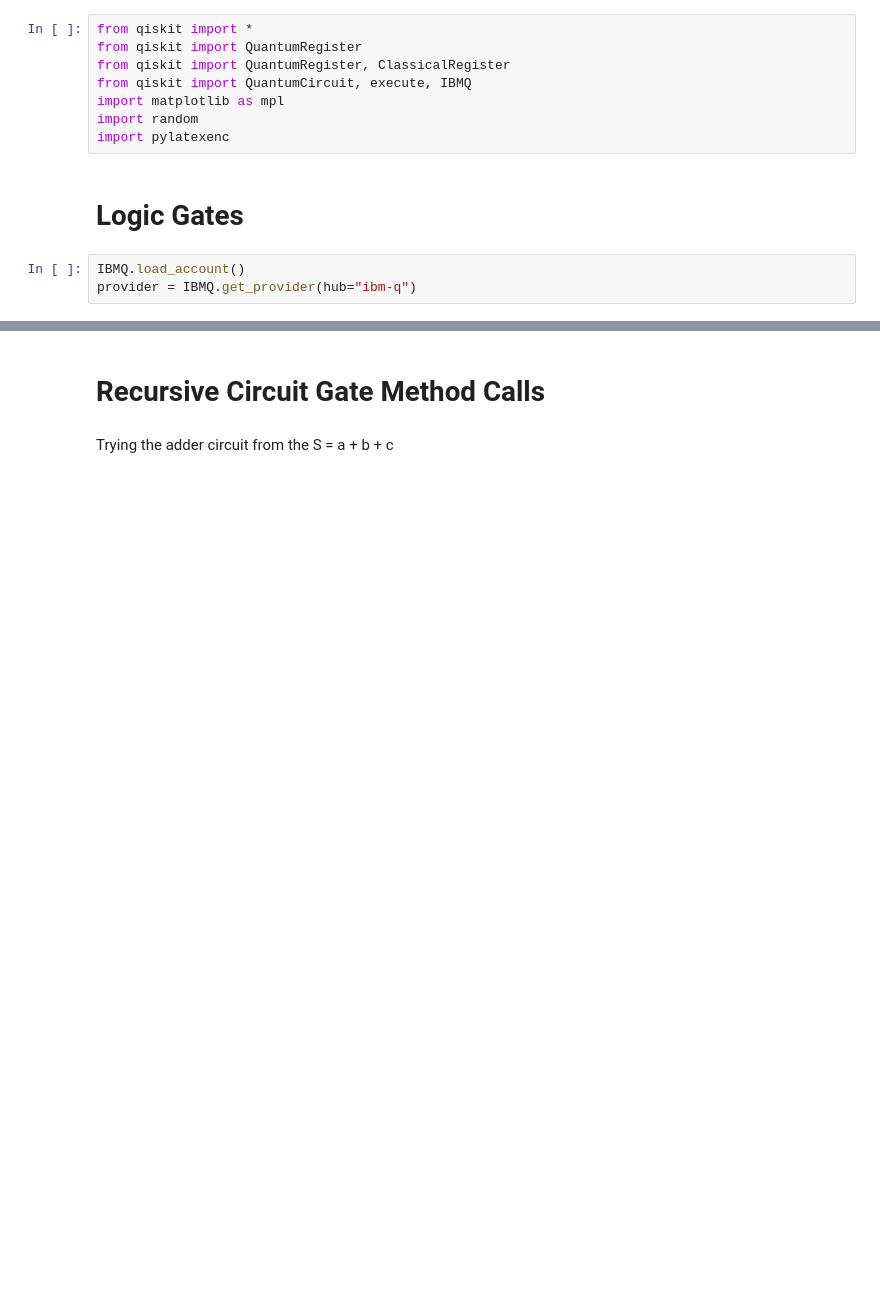
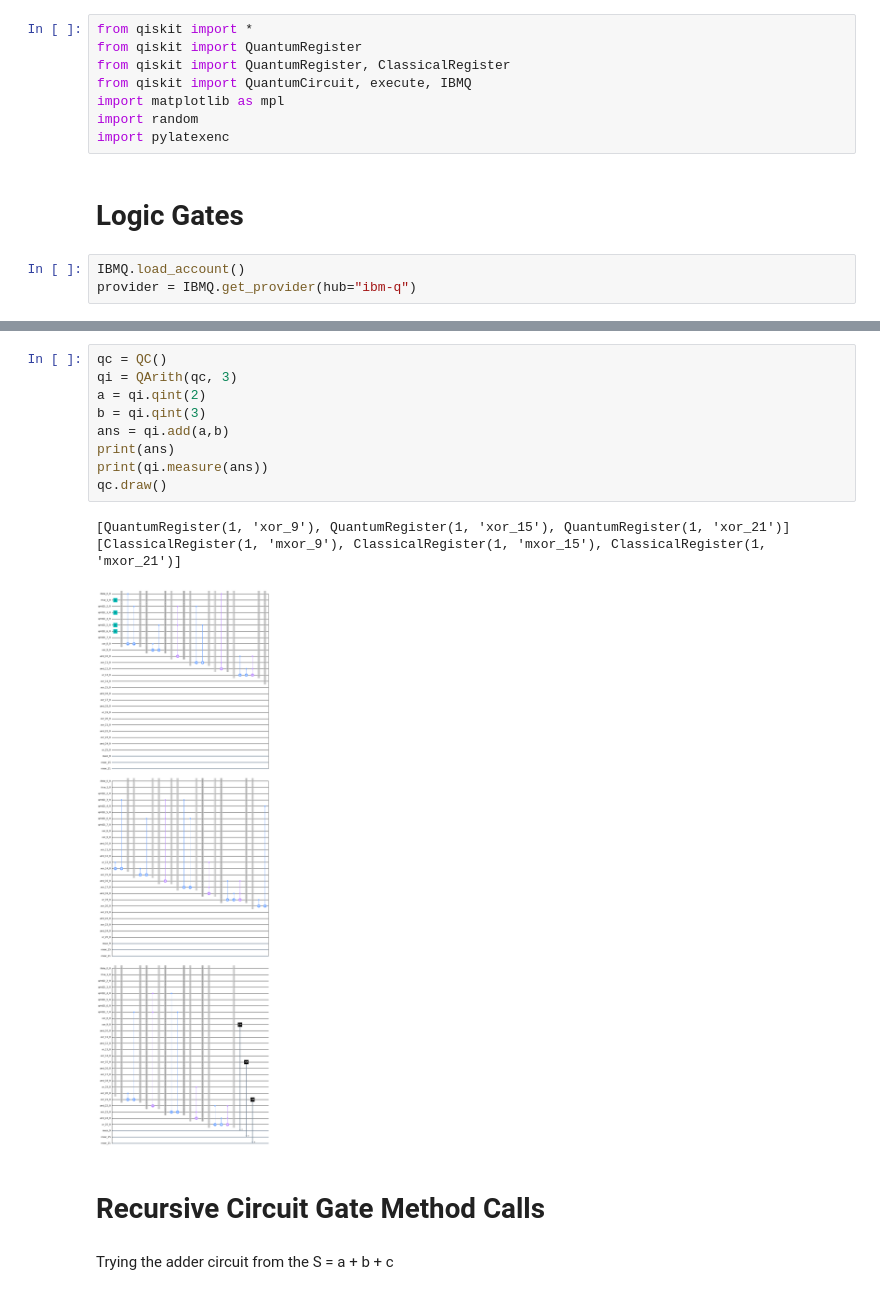
Before and after one commit to ABenoit0226/quantum-place-route, a Jupyter notebook: adder_logic_script.ipynb, the cells around one changed output, grey strips where cells are left out. Cells and saved outputs as stored; diff of their text form; blank space fills up the shorter version.

```diff
--- a/adder_logic_script.ipynb
+++ b/adder_logic_script.ipynb
@@ -159,3 +165,16 @@ qc.draw()
+# %%
+qc = QC()
+qi = QArith(qc, 3)
+a = qi.qint(2)
+b = qi.qint(3)
+ans = qi.add(a,b)
+print(ans)
+print(qi.measure(ans))
+qc.draw()
+# %% [output]
+[QuantumRegister(1, 'xor_9'), QuantumRegister(1, 'xor_15'), QuantumRegister(1, 'xor_21')]
+[ClassicalRegister(1, 'mxor_9'), ClassicalRegister(1, 'mxor_15'), ClassicalRegister(1, 'mxor_21')]
+[figure, added]
 # %% [markdown]
 # Recursive Circuit Gate Method Calls
 # %% [markdown]
```
Also changed, not shown: parts of 4 cells of this notebook.
